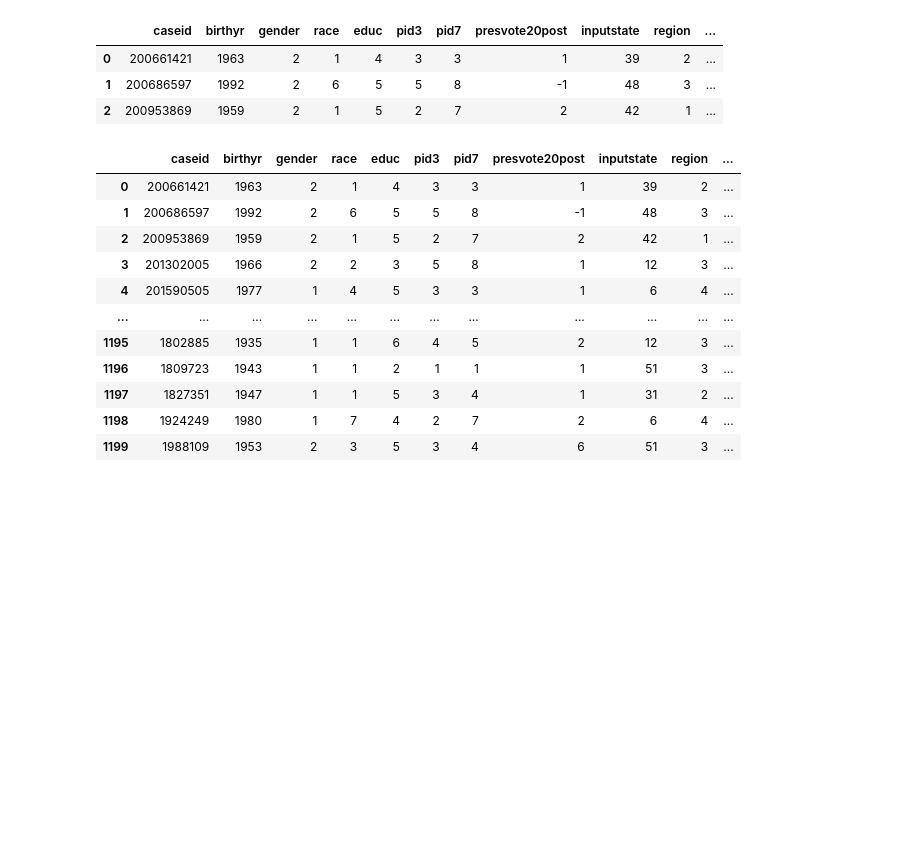
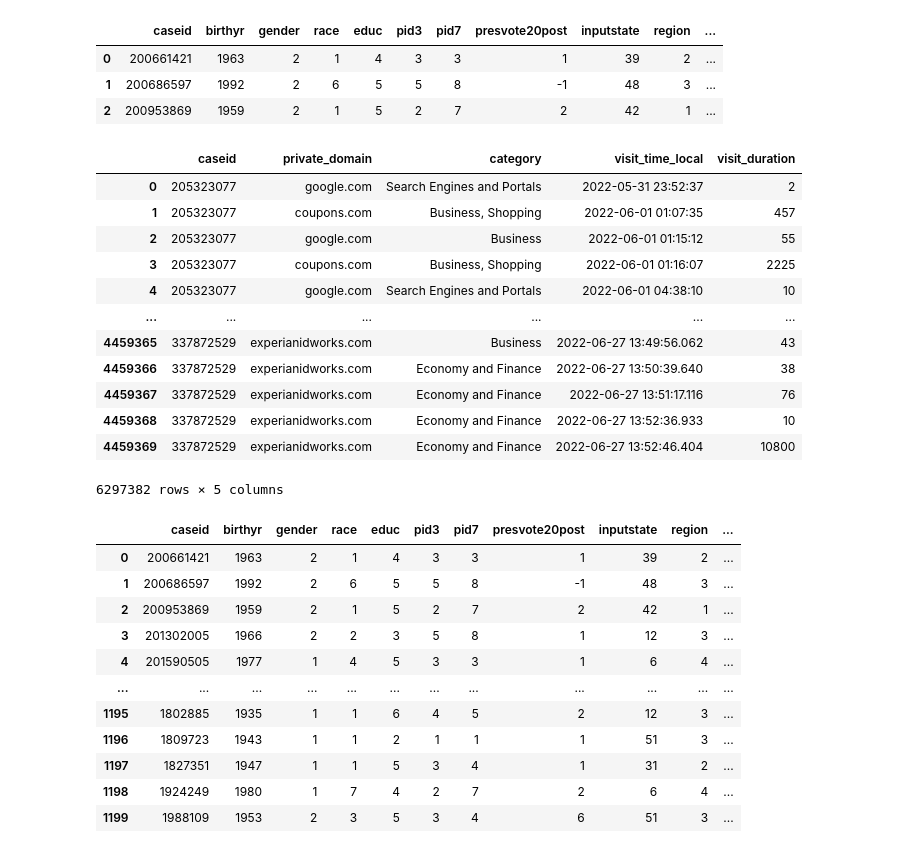
Before and after one commit to soodoku/adult, a Jupyter notebook: scripts/get_individual_browsing_data.ipynb, the cells around one changed output. Drawn from its saved outputs; the diff is of its cells as text; code cells hidden in the pictures; blank space fills up the shorter version.

```diff
--- a/scripts/get_individual_browsing_data.ipynb
+++ b/scripts/get_individual_browsing_data.ipynb
@@ -77,6 +77,22 @@ len(df_ind_metadata)=1200
 | 0 | 200661421 | 1963 | 2 | 1 | 4 | 3 | 3 | 1 | 39 | 2 | ... |
 | 1 | 200686597 | 1992 | 2 | 6 | 5 | 5 | 8 | -1 | 48 | 3 | ... |
 | 2 | 200953869 | 1959 | 2 | 1 | 5 | 2 | 7 | 2 | 42 | 1 | ... |
+# %%
+df
+# %% [output]
+|  | caseid | private_domain | category | visit_time_local | visit_duration |
+| 0 | 205323077 | google.com | Search Engines and Portals | 2022-05-31 23:52:37 | 2 |
+| 1 | 205323077 | coupons.com | Business, Shopping | 2022-06-01 01:07:35 | 457 |
+| 2 | 205323077 | google.com | Business | 2022-06-01 01:15:12 | 55 |
+| 3 | 205323077 | coupons.com | Business, Shopping | 2022-06-01 01:16:07 | 2225 |
+| 4 | 205323077 | google.com | Search Engines and Portals | 2022-06-01 04:38:10 | 10 |
+| ... | ... | ... | ... | ... | ... |
+| 4459365 | 337872529 | experianidworks.com | Business | 2022-06-27 13:49:56.062 | 43 |
+| 4459366 | 337872529 | experianidworks.com | Economy and Finance | 2022-06-27 13:50:39.640 | 38 |
+| 4459367 | 337872529 | experianidworks.com | Economy and Finance | 2022-06-27 13:51:17.116 | 76 |
+| 4459368 | 337872529 | experianidworks.com | Economy and Finance | 2022-06-27 13:52:36.933 | 10 |
+| 4459369 | 337872529 | experianidworks.com | Economy and Finance | 2022-06-27 13:52:46.404 | 10800 |
+6297382 rows × 5 columns
 # %%
 # (fold cell) Get individual level total visit durations to adult and non-adult sites
 df_ind = (
```
Also changed, not shown: parts of 1 cell of this notebook, 1 other file.
